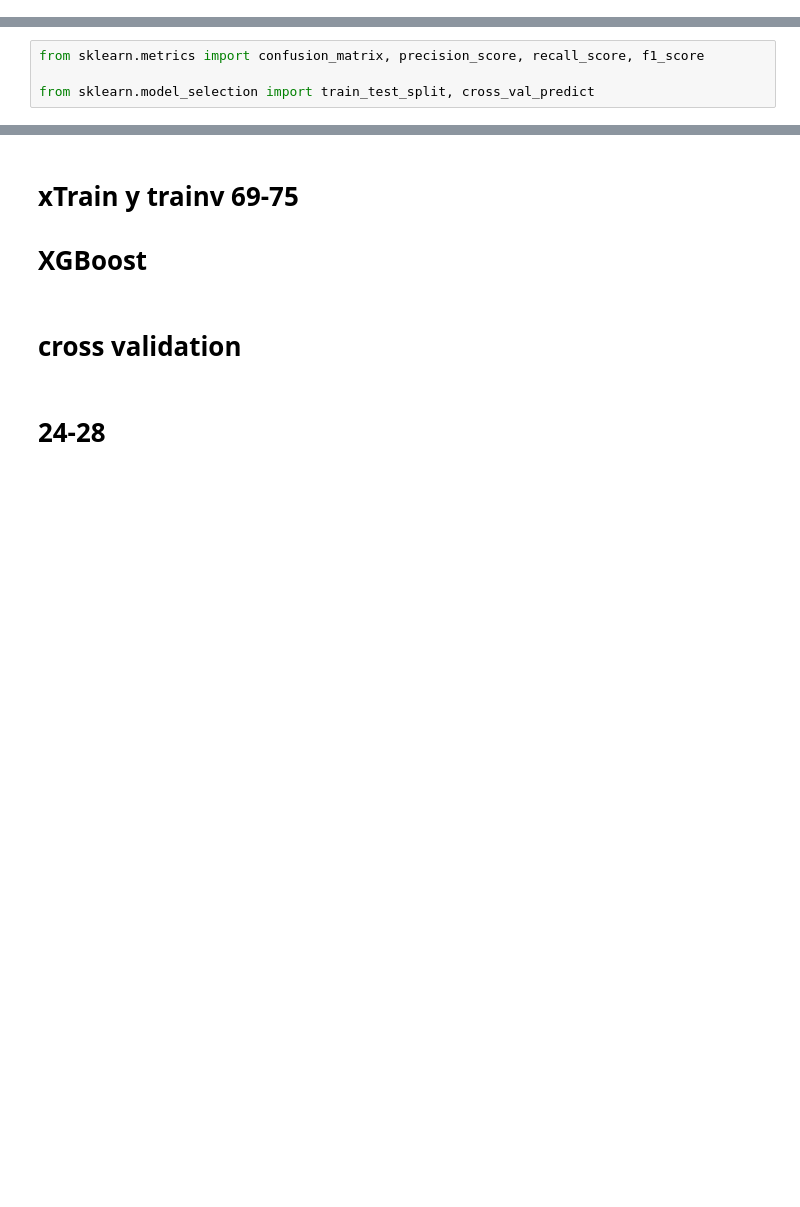
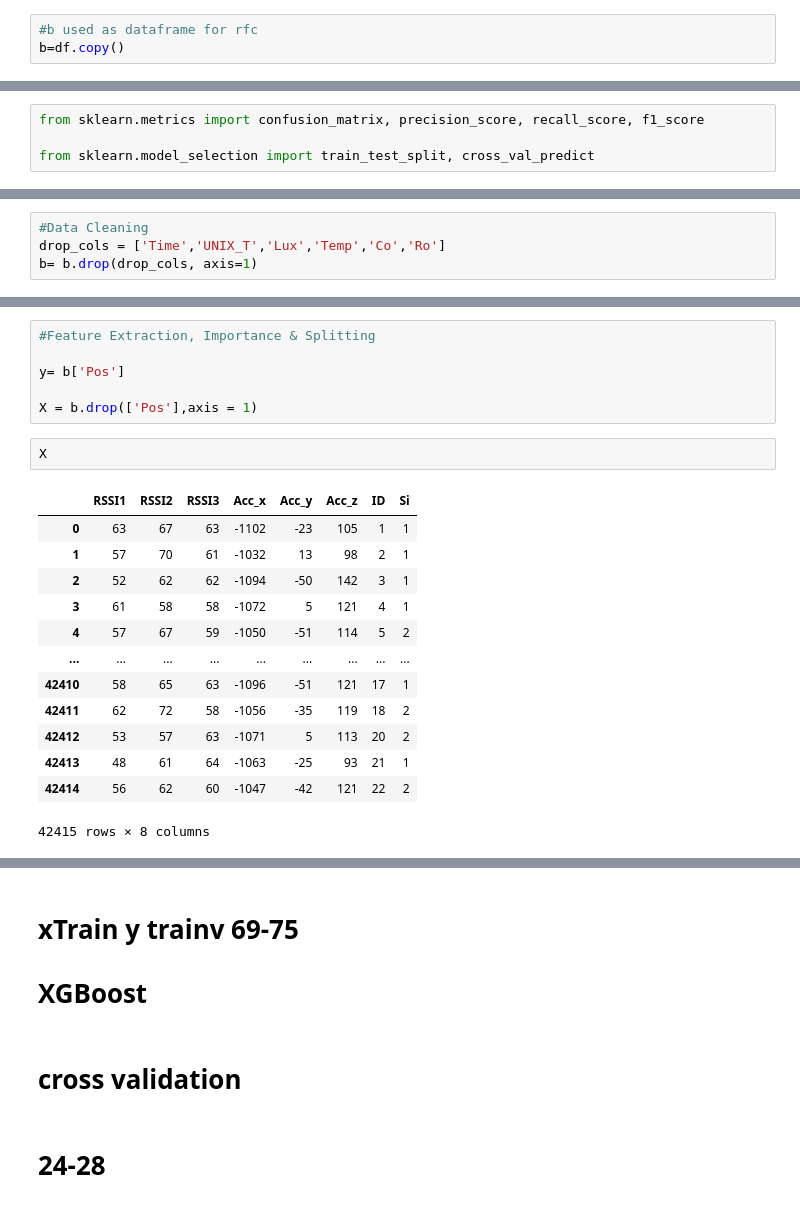
Before and after one commit to saditahmid/Data_Classification_training, a Jupyter notebook: Tahmid-source_code.ipynb, the cells around one changed output, grey strips where cells are left out. Drawn from its saved outputs; the diff is of its cells as text; blank space fills up the shorter version.

```diff
--- a/Tahmid-source_code.ipynb
+++ b/Tahmid-source_code.ipynb
@@ -195,3 +195,6 @@ selected_col = ['Time']
 le.fit(df[selected_col].values.flatten())
 
 df[selected_col] = df[selected_col].apply(le.fit_transform)
+# %%
+#b used as dataframe for rfc
+b=df.copy()
@@ -463,0 +666,4 @@ plt.show()
+# %%
+#Data Cleaning
+drop_cols = ['Time','UNIX_T','Lux','Temp','Co','Ro']
+b= b.drop(drop_cols, axis=1)
@@ -463,0 +689,22 @@ plt.show()
+# %%
+#Feature Extraction, Importance & Splitting
+
+y= b['Pos']
+
+X = b.drop(['Pos'],axis = 1)
+# %%
+X
+# %% [output]
+|  | RSSI1 | RSSI2 | RSSI3 | Acc_x | Acc_y | Acc_z | ID | Si |
+| 0 | 63 | 67 | 63 | -1102 | -23 | 105 | 1 | 1 |
+| 1 | 57 | 70 | 61 | -1032 | 13 | 98 | 2 | 1 |
+| 2 | 52 | 62 | 62 | -1094 | -50 | 142 | 3 | 1 |
+| 3 | 61 | 58 | 58 | -1072 | 5 | 121 | 4 | 1 |
+| 4 | 57 | 67 | 59 | -1050 | -51 | 114 | 5 | 2 |
+| ... | ... | ... | ... | ... | ... | ... | ... | ... |
+| 42410 | 58 | 65 | 63 | -1096 | -51 | 121 | 17 | 1 |
+| 42411 | 62 | 72 | 58 | -1056 | -35 | 119 | 18 | 2 |
+| 42412 | 53 | 57 | 63 | -1071 | 5 | 113 | 20 | 2 |
+| 42413 | 48 | 61 | 64 | -1063 | -25 | 93 | 21 | 1 |
+| 42414 | 56 | 62 | 60 | -1047 | -42 | 121 | 22 | 2 |
+42415 rows × 8 columns
```
Also changed, not shown: parts of 45 cells of this notebook.
